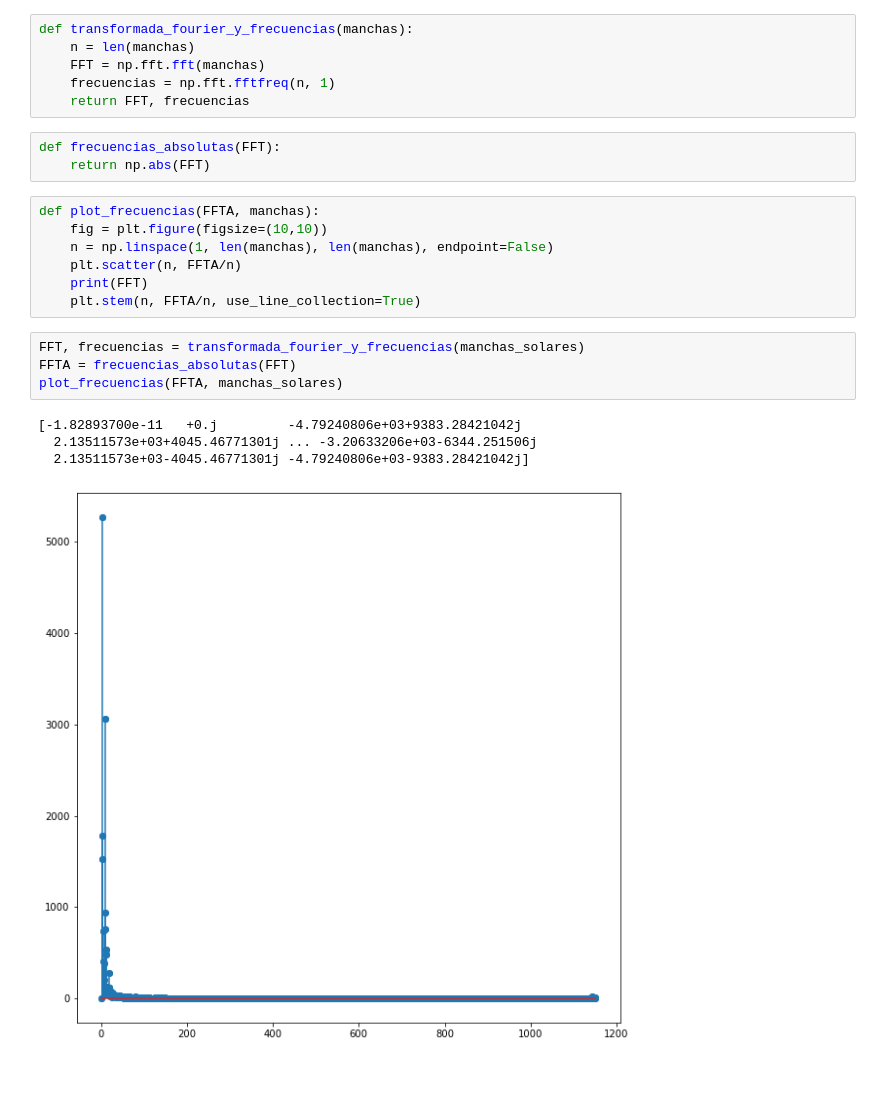
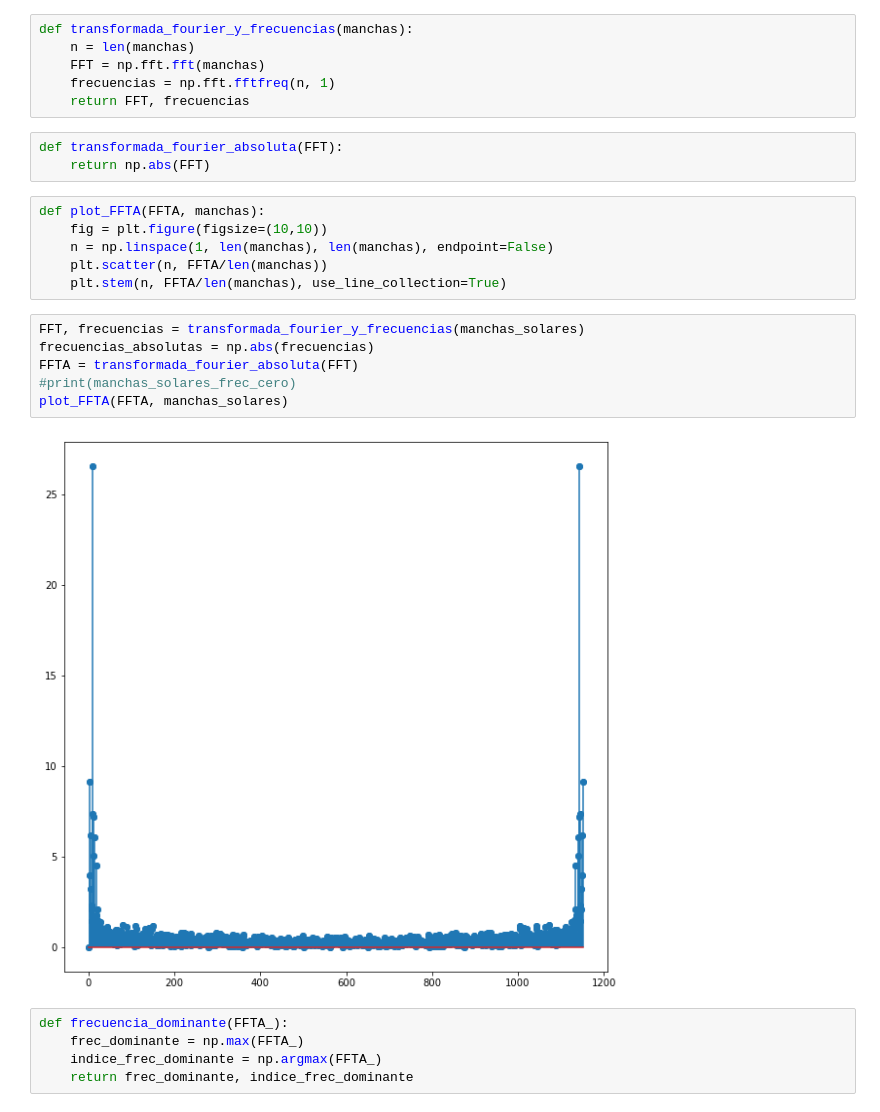
Before and after one commit to sofiaalvarezlopez/Taller5-Metodos-Computacionales, a Jupyter notebook: Taller5-JuanDanielCastrellon-MariaSofiaAlvarez.ipynb, the cells around one changed output. Saved outputs shown, nothing was run; the diff lists cells and outputs as text; blank space fills up the shorter version.

Commit message:
Punto de las manchas solares listo

```diff
--- a/Taller5-JuanDanielCastrellon-MariaSofiaAlvarez.ipynb
+++ b/Taller5-JuanDanielCastrellon-MariaSofiaAlvarez.ipynb
@@ -366,21 +367,24 @@ def transformada_fourier_y_frecuencias(manchas):
     frecuencias = np.fft.fftfreq(n, 1)
     return FFT, frecuencias
 # %%
-def frecuencias_absolutas(FFT):
+def transformada_fourier_absoluta(FFT):
     return np.abs(FFT)
 # %%
-def plot_frecuencias(FFTA, manchas):
+def plot_FFTA(FFTA, manchas):
     fig = plt.figure(figsize=(10,10))
     n = np.linspace(1, len(manchas), len(manchas), endpoint=False)
-    plt.scatter(n, FFTA/n)
-    print(FFT)
-    plt.stem(n, FFTA/n, use_line_collection=True)
+    plt.scatter(n, FFTA/len(manchas))
+    plt.stem(n, FFTA/len(manchas), use_line_collection=True)
 # %%
 FFT, frecuencias = transformada_fourier_y_frecuencias(manchas_solares)
-FFTA = frecuencias_absolutas(FFT)
-plot_frecuencias(FFTA, manchas_solares)
+frecuencias_absolutas = np.abs(frecuencias)
+FFTA = transformada_fourier_absoluta(FFT)
+#print(manchas_solares_frec_cero)
+plot_FFTA(FFTA, manchas_solares)
 # %% [output]
-[-1.82893700e-11   +0.j         -4.79240806e+03+9383.28421042j
-  2.13511573e+03+4045.46771301j ... -3.20633206e+03-6344.251506j
-  2.13511573e+03-4045.46771301j -4.79240806e+03-9383.28421042j]
-[figure, old version]
+[figure, new version]
+# %%
+def frecuencia_dominante(FFTA_):
+    frec_dominante = np.max(FFTA_)
+    indice_frec_dominante = np.argmax(FFTA_)
+    return frec_dominante, indice_frec_dominante
```
Also changed, not shown: parts of 10 cells of this notebook, 2 other files.
